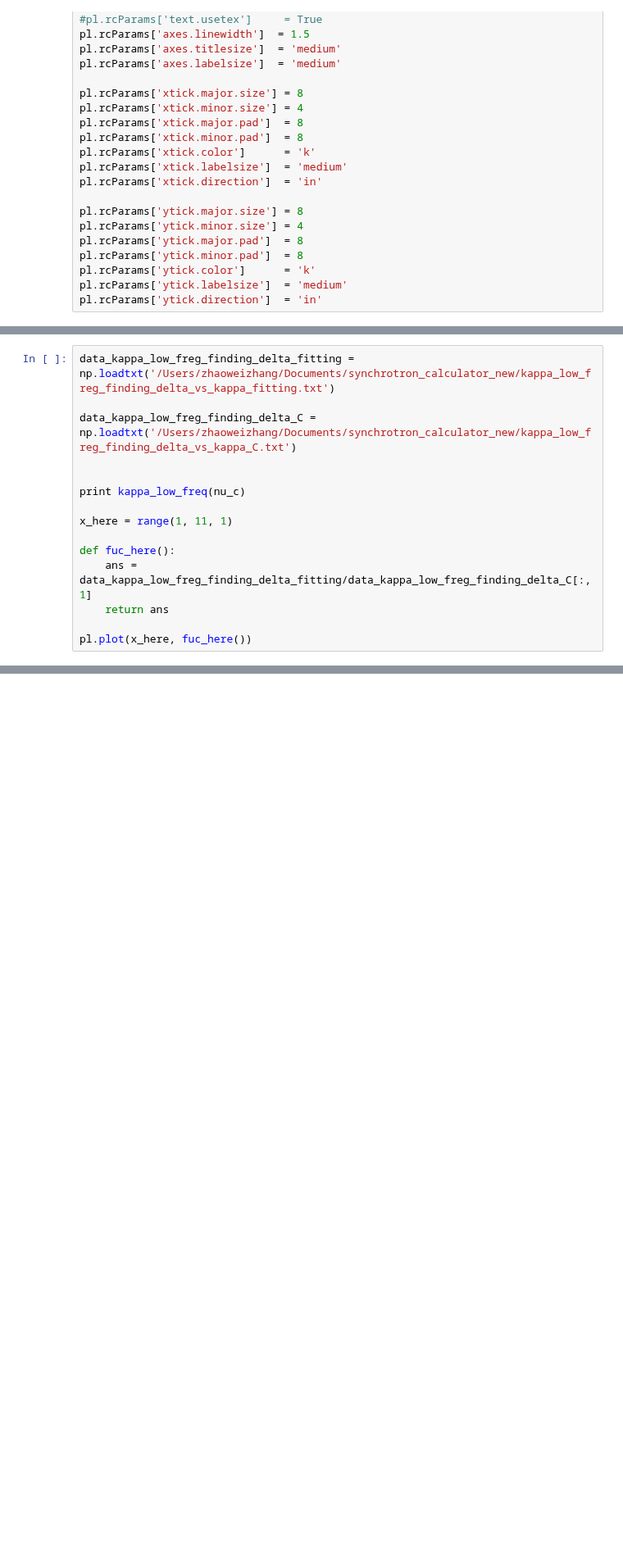
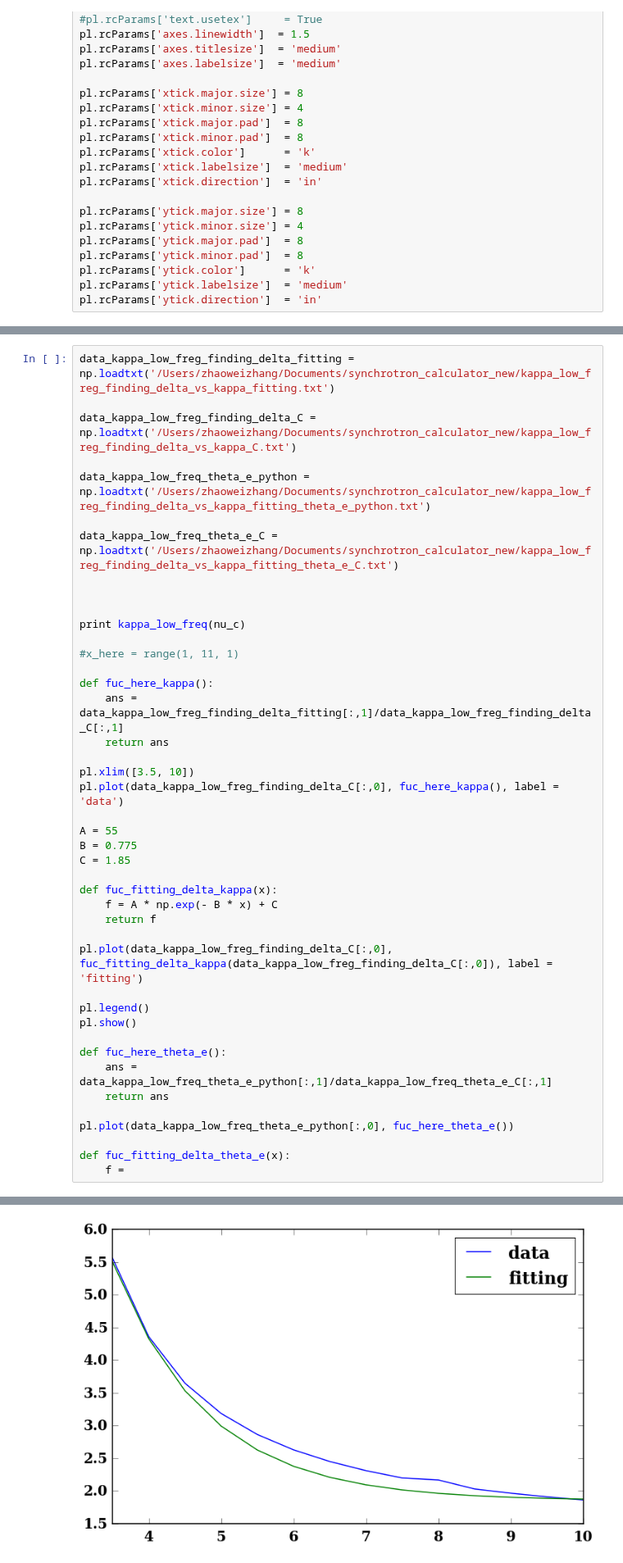
Before and after one commit to ZhaoweiZ/kappa_summer, a Jupyter notebook: finding_fitting_formula_to_kappa.ipynb, the cells around one changed output, grey strips where cells are left out. Shown at 82% size. Drawn from its saved outputs; the diff is of its cells as text; blank space fills up the shorter version.

```diff
--- a/finding_fitting_formula_to_kappa.ipynb
+++ b/finding_fitting_formula_to_kappa.ipynb
@@ -296,14 +368,42 @@ data_kappa_low_freg_finding_delta_fitting = np.loadtxt('/Users/zhaoweizhang/Docu
 
 data_kappa_low_freg_finding_delta_C = np.loadtxt('/Users/zhaoweizhang/Documents/synchrotron_calculator_new/kappa_low_freg_finding_delta_vs_kappa_C.txt')
 
+data_kappa_low_freq_theta_e_python = np.loadtxt('/Users/zhaoweizhang/Documents/synchrotron_calculator_new/kappa_low_freg_finding_delta_vs_kappa_fitting_theta_e_python.txt')
+
+data_kappa_low_freq_theta_e_C = np.loadtxt('/Users/zhaoweizhang/Documents/synchrotron_calculator_new/kappa_low_freg_finding_delta_vs_kappa_fitting_theta_e_C.txt')
+
+
 
 print kappa_low_freq(nu_c)
 
-x_here = range(1, 11, 1)
+#x_here = range(1, 11, 1)
 
-def fuc_here():
-    ans = data_kappa_low_freg_finding_delta_fitting/data_kappa_low_freg_finding_delta_C[:,1]
+def fuc_here_kappa():
+    ans = data_kappa_low_freg_finding_delta_fitting[:,1]/data_kappa_low_freg_finding_delta_C[:,1]
     return ans
 
-pl.plot(x_here, fuc_here())
+pl.xlim([3.5, 10])
+pl.plot(data_kappa_low_freg_finding_delta_C[:,0], fuc_here_kappa(), label = 'data')
+
+A = 55
+B = 0.775
+C = 1.85
+
+def fuc_fitting_delta_kappa(x):
+    f = A * np.exp(- B * x) + C
+    return f
+
+pl.plot(data_kappa_low_freg_finding_delta_C[:,0], fuc_fitting_delta_kappa(data_kappa_low_freg_finding_delta_C[:,0]), label = 'fitting')
+
+pl.legend()
+pl.show()
+
+def fuc_here_theta_e():
+    ans = data_kappa_low_freq_theta_e_python[:,1]/data_kappa_low_freq_theta_e_C[:,1]
+    return ans
+
+pl.plot(data_kappa_low_freq_theta_e_python[:,0], fuc_here_theta_e())
+
+def fuc_fitting_delta_theta_e(x):
+    f =
 # %% [output]
@@ -311 +411,2 @@ pl.plot(x_here, fuc_here())
+[figure, new version]
 [<matplotlib.lines.Line2D at 0x...>]
```
Also changed, not shown: parts of 8 cells of this notebook, 1 other file.
